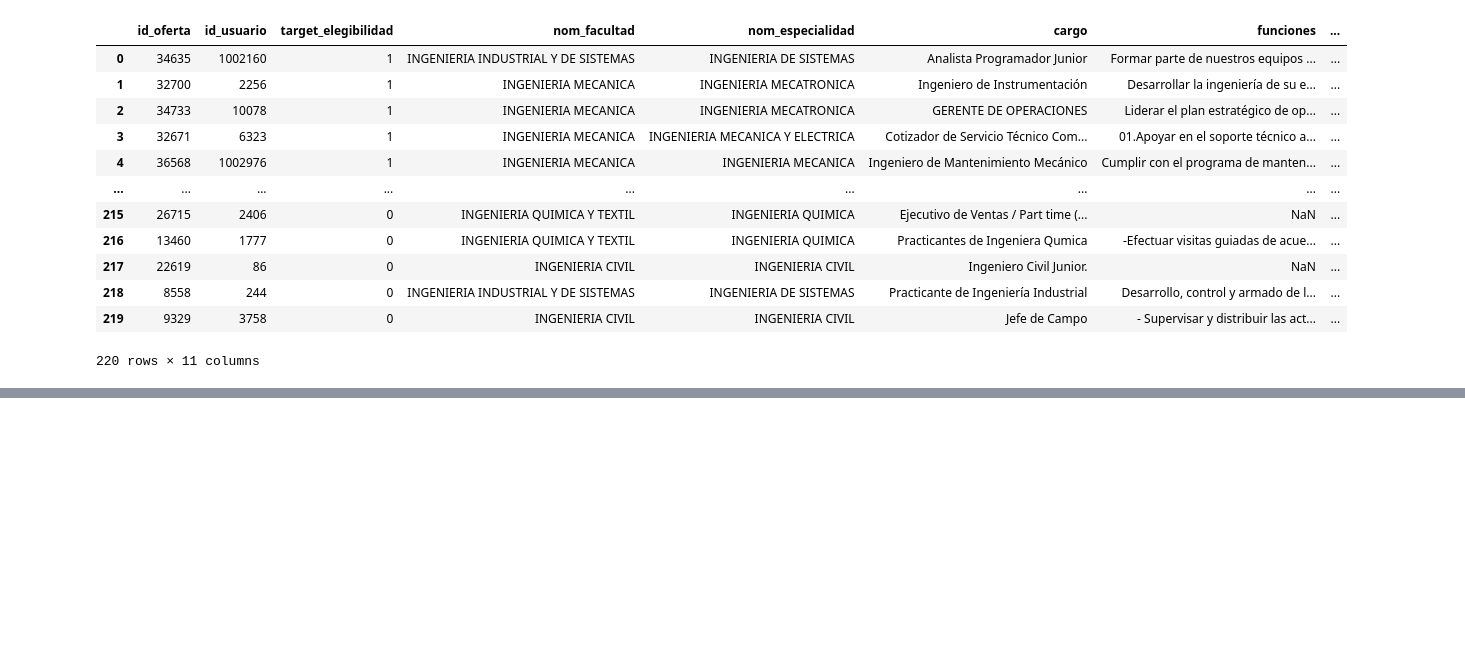
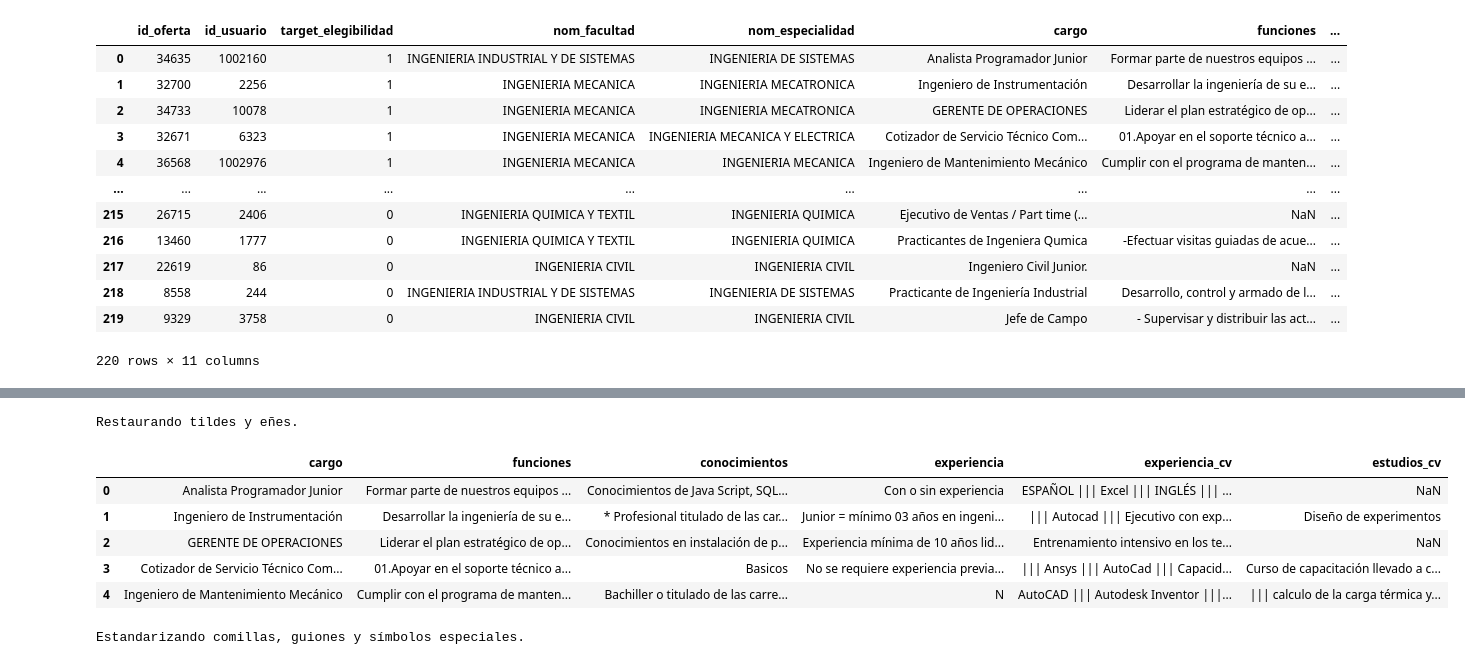
Before and after one commit to Luis-Rojas-H/trabajos-CC-0C2, a Jupyter notebook: examen_final/notebooks/revisar_datos.ipynb, the cells around one changed output, grey strips where cells are left out. Saved outputs shown, nothing was run; the diff lists cells and outputs as text; code cells hidden in the pictures; blank space fills up the shorter version.

```diff
--- a/examen_final/notebooks/revisar_datos.ipynb
+++ b/examen_final/notebooks/revisar_datos.ipynb
@@ -63,3 +63,15 @@ Total de columnas: 11
 | 218 | 8558 | 244 | 0 | INGENIERIA INDUSTRIAL Y DE SISTEMAS | INGENIERIA DE SISTEMAS | Practicante de Ingeniería Industrial | Desarrollo, control y armado de l... | ... |
 | 219 | 9329 | 3758 | 0 | INGENIERIA CIVIL | INGENIERIA CIVIL | Jefe de Campo | - Supervisar y distribuir las act... | ... |
 220 rows × 11 columns
+# %%
+columnas_texto = [
+    'cargo', 'funciones', 'conocimientos',
+    'experiencia', 'experiencia_cv', 'estudios_cv'
+]
+
+print("Reemplazando saltos de línea y tabulaciones por espacios.\n")
+
+for col in columnas_texto:
+    df_final[col] = df_final[col].str.replace(r'[\r\n\t]+', ' ', regex=True)
+
+display(df_final[columnas_texto].head())
@@ -65,0 +124,53 @@ Total de columnas: 11
+# %%
+# Se buscó la representación de caracteres especiales para la limpieza
+diccionario_tildes = {
+    'Ã\x81': 'Á',
+    'Ã\x89': 'É',
+    'Ã\x8d': 'Í',
+    'Ã\x93': 'Ó',
+    'Ã\x9a': 'Ú',
+    'Ã\x91': 'Ñ',
+
+    'Ã¡': 'á',
+    'Ã©': 'é',
+    'Ã\xad': 'í',
+    'Ã³': 'ó',
+    'Ãº': 'ú',
+    'Ã±': 'ñ'
+}
+
+print("Restaurando tildes y eñes.\n")
+
+for col in columnas_texto:
+    for mal, bien in diccionario_tildes.items():
+        df_final[col] = df_final[col].str.replace(mal, bien, regex=False)
+
+display(df_final[columnas_texto].head())
+# %% [output]
+Restaurando tildes y eñes.
+|  | cargo | funciones | conocimientos | experiencia | experiencia_cv | estudios_cv |
+| 0 | Analista Programador Junior | Formar parte de nuestros equipos ... | Conocimientos de Java Script, SQL... | Con o sin experiencia | ESPAÑOL ||| Excel ||| INGLÉS ||| ... | NaN |
+| 1 | Ingeniero de Instrumentación | Desarrollar la ingeniería de su e... | * Profesional titulado de las car... | Junior = mínimo 03 años en ingeni... | ||| Autocad ||| Ejecutivo con exp... | Diseño de experimentos |
+| 2 | GERENTE DE OPERACIONES | Liderar el plan estratégico de op... | Conocimientos en instalación de p... | Experiencia mínima de 10 años lid... | Entrenamiento intensivo en los te... | NaN |
+| 3 | Cotizador de Servicio Técnico Com... | 01.Apoyar en el soporte técnico a... | Basicos | No se requiere experiencia previa... | ||| Ansys ||| AutoCad ||| Capacid... | Curso de capacitación llevado a c... |
+| 4 | Ingeniero de Mantenimiento Mecánico | Cumplir con el programa de manten... | Bachiller o titulado de las carre... | N | AutoCAD ||| Autodesk Inventor |||... | ||| calculo de la carga térmica y... |
+# %%
+diccionario_reemplazos = {
+    'â\x80\x9c': '"',
+    'â\x80\x9d': '"',
+    'â\x80\x99': "'",
+    'â\x80\x92': '-',
+    '\x95': ' ',
+    '\x96': '-',
+    'Âº': 'º',
+    'Â°': '°',
+    'Â´': "'"
+}
+
+print("Estandarizando comillas, guiones y símbolos especiales.\n")
+
+for col in columnas_texto:
+    for mal, bien in diccionario_reemplazos.items():
+        df_final[col] = df_final[col].str.replace(mal, bien, regex=False)
+# %% [output]
+Estandarizando comillas, guiones y símbolos especiales.
```
Also changed, not shown: parts of 93 cells of this notebook, 1 other file.
